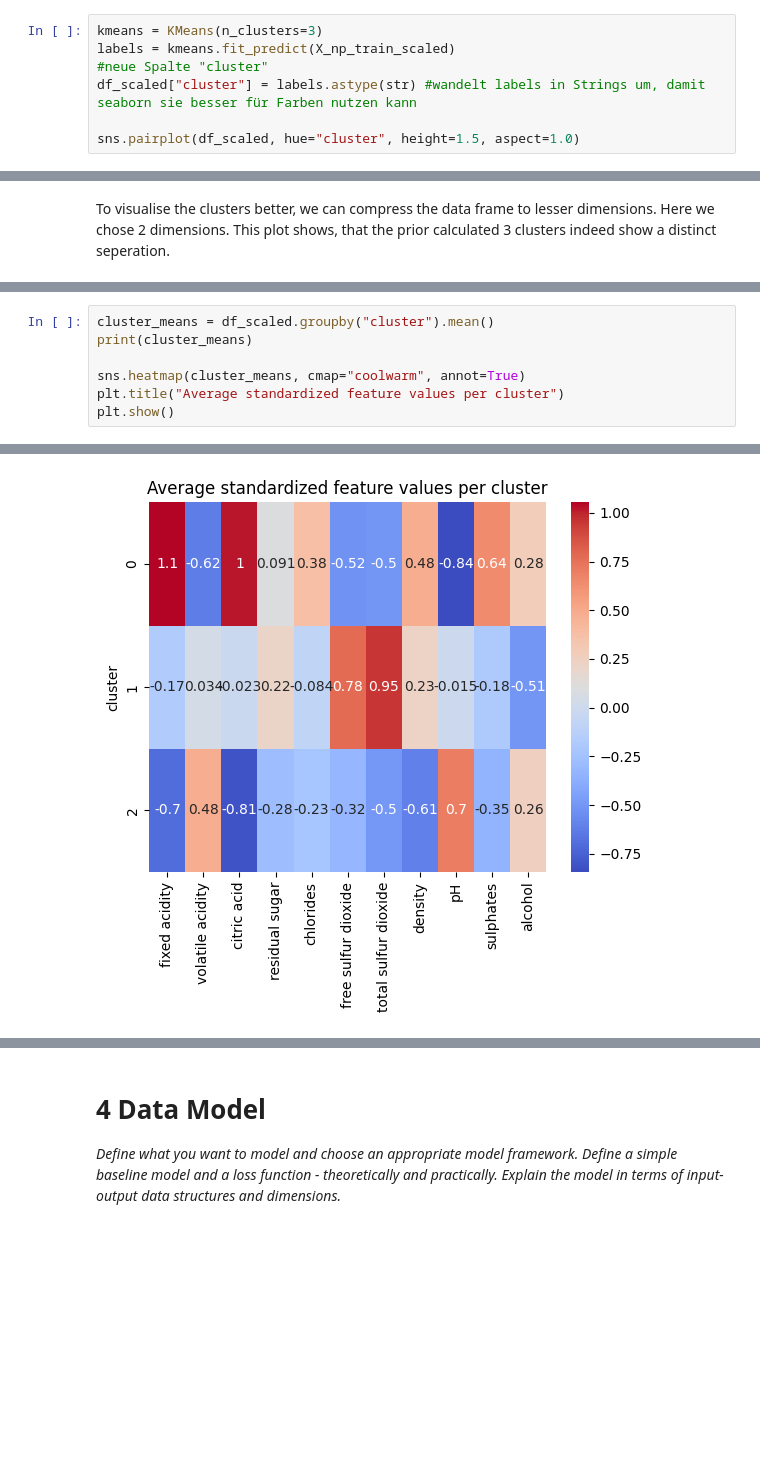
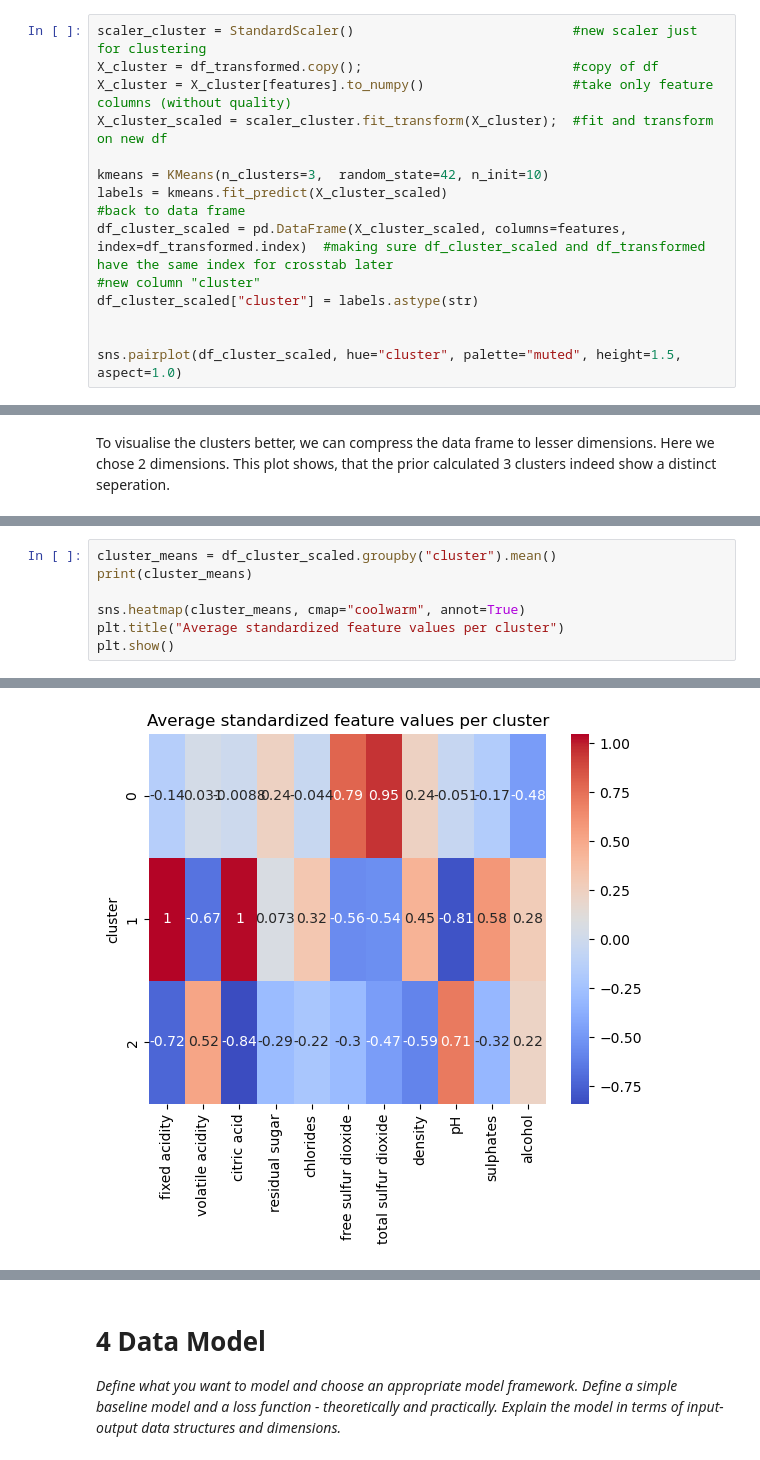
Before and after one commit to McRicecorn/NeuronaleNetze_WineQuality, a Jupyter notebook: Project1_Wine.ipynb, the cells around one changed output, grey strips where cells are left out. Saved outputs shown, nothing was run; the diff lists cells and outputs as text; blank space fills up the shorter version.

```diff
--- a/Project1_Wine.ipynb
+++ b/Project1_Wine.ipynb
@@ -432,11 +436,19 @@ Overall, the clustering reveals some structure in the data, but the groups are n
 The following plots show the correlation between features with the addition of differentiating between clusters.
 We can see a lot of overlapping between the clusters, but the overall picture is not entirely clear. Also there are way too many subplots to analyse.
 # %%
-kmeans = KMeans(n_clusters=3)
-labels = kmeans.fit_predict(X_np_train_scaled)
-#neue Spalte "cluster"
-df_scaled["cluster"] = labels.astype(str) #wandelt labels in Strings um, damit seaborn sie besser für Farben nutzen kann
+scaler_cluster = StandardScaler()                            #new scaler just for clustering
+X_cluster = df_transformed.copy();                           #copy of df
+X_cluster = X_cluster[features].to_numpy()                   #take only feature columns (without quality)
+X_cluster_scaled = scaler_cluster.fit_transform(X_cluster);  #fit and transform on new df
 
-sns.pairplot(df_scaled, hue="cluster", height=1.5, aspect=1.0)
+kmeans = KMeans(n_clusters=3,  random_state=42, n_init=10)
+labels = kmeans.fit_predict(X_cluster_scaled)
+#back to data frame
+df_cluster_scaled = pd.DataFrame(X_cluster_scaled, columns=features, index=df_transformed.index)  #making sure df_cluster_scaled and df_transformed have the same index for crosstab later
+#new column "cluster"
+df_cluster_scaled["cluster"] = labels.astype(str)
+
+
+sns.pairplot(df_cluster_scaled, hue="cluster", palette="muted", height=1.5, aspect=1.0)
 # %% [output]
 <seaborn.axisgrid.PairGrid at 0x...>
@@ -465,5 +478,5 @@ The following heatmap shows for example a high value for "fixed acidity" and "ci
 # %%
-cluster_means = df_scaled.groupby("cluster").mean()
+cluster_means = df_cluster_scaled.groupby("cluster").mean()
 print(cluster_means)
 
 sns.heatmap(cluster_means, cmap="coolwarm", annot=True)
@@ -490,2 +503,2 @@ cluster
-[figure, old version]
+[figure, new version]
 # %% [markdown]
```
Also changed, not shown: parts of 46 cells of this notebook.
